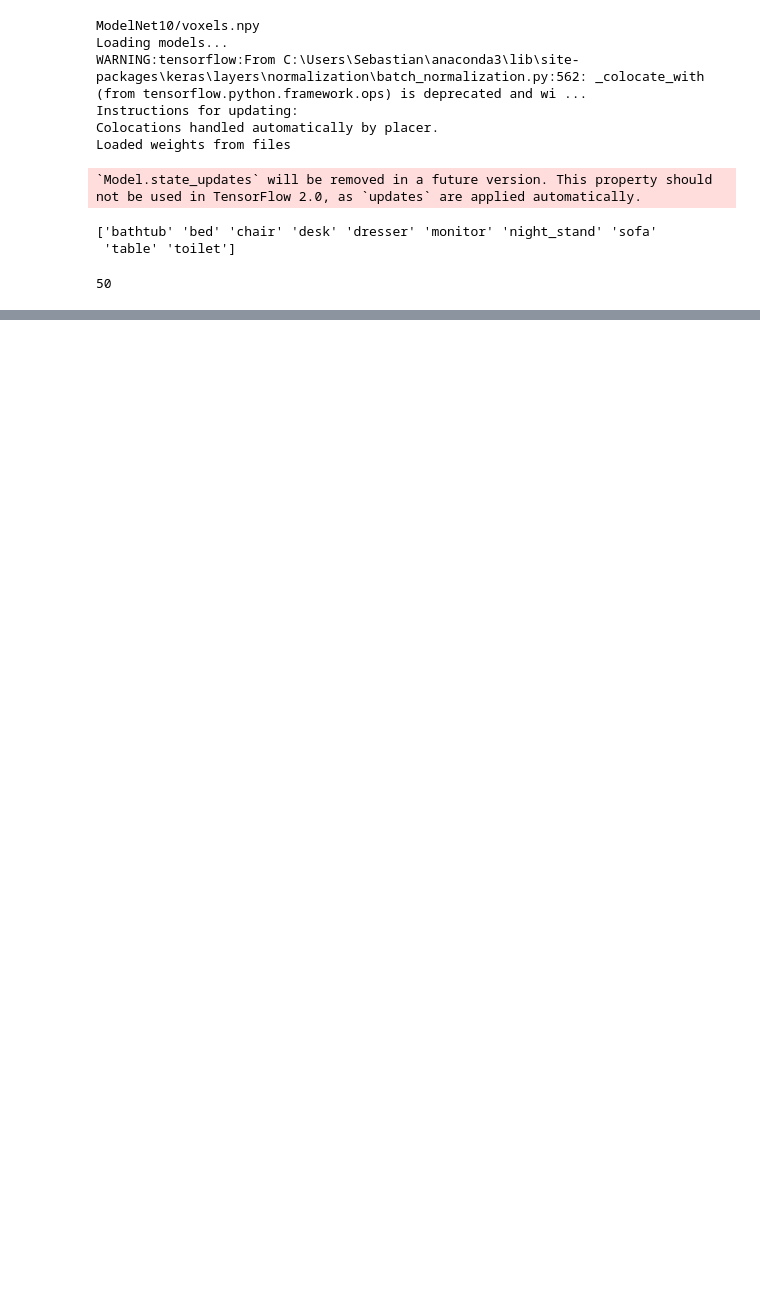
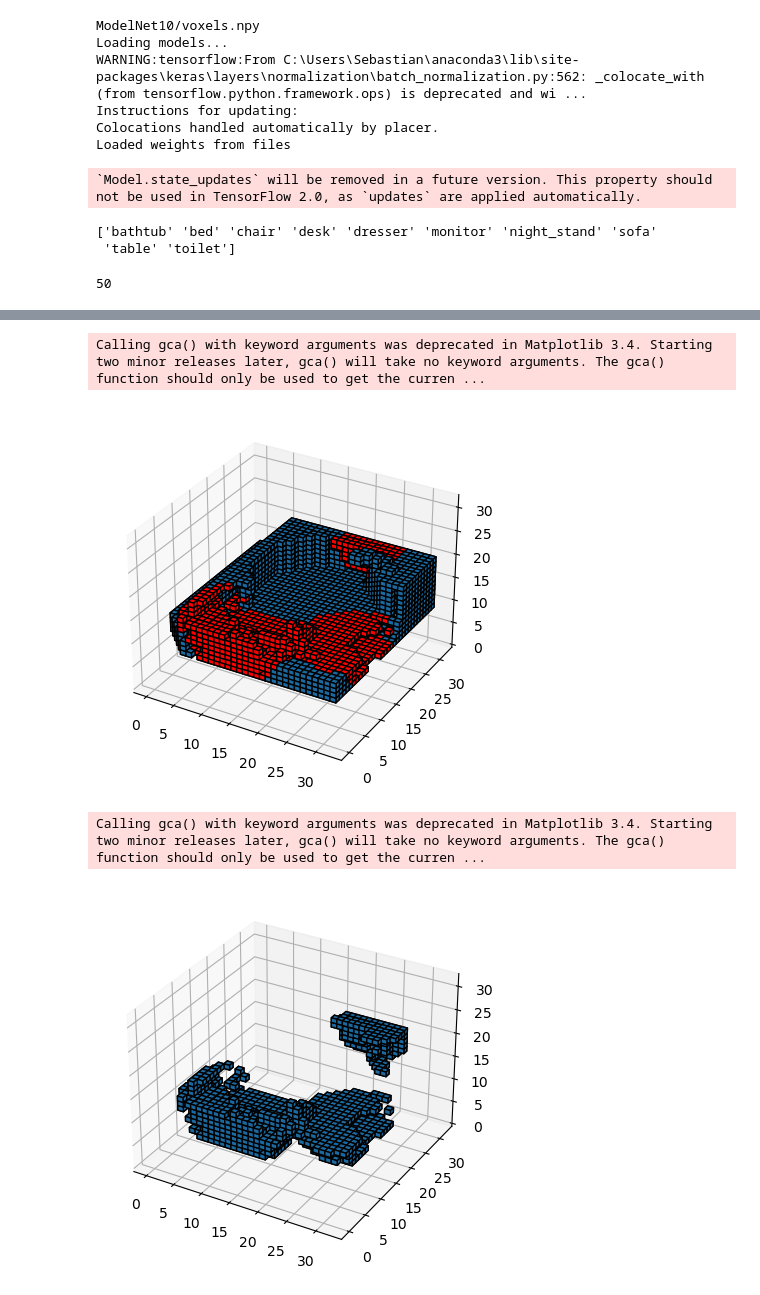
Before and after one commit to SebsPER/3D-ORGAN-ML-TF, a Jupyter notebook: simulate_fractures.ipynb, the cells around one changed output, grey strips where cells are left out. Drawn from its saved outputs; the diff is of its cells as text; code cells hidden in the pictures; blank space fills up the shorter version.

```diff
--- a/simulate_fractures.ipynb
+++ b/simulate_fractures.ipynb
@@ -52,6 +53,9 @@ def plot_recon(vox, vox2):
     ax.voxels(vox, facecolor='#1B699F', edgecolor="k")
 
     plt.show()
+
+def get_pieces(vox, vox2):
+    return np.subtract(vox, vox2, dtype=np.float32)
 # %%
 # random object
 d = data[np.random.choice(len(data))]
@@ -102,6 +106,6 @@ Calling gca() with keyword arguments was deprecated in Matplotlib 3.4. Starting
 # %%
 # Load model
-model = LoadModel('modelnet10', 'data/prueba/', opt='voxels-usegan', evaluate_mode=True)
+model = LoadModel('modelnet10', 'data/cien/', opt='voxels-usegan', evaluate_mode=True)
 #model = LoadModel('arq_dataset', 'data/arq_usegan_extended/', opt='voxels-usegan', evaluate_mode=True)
 # Load data
 model._load_full_test_set()
@@ -153,6 +155,7 @@ n = arq_voxels.shape[0]
 
 # Uncomment the desire choice
 i = np.random.choice(n) # get random index
+i = 25
 #i = np.random.choice(np.argsort(improvement)[::-1][:int(n*.07)]) # get good result
 #i = np.random.choice(np.argsort(improvement)[:int(n*.07)]) # get bad result
 
@@ -201,0 +215,9 @@ plot_reconstruction(d, test[0], s=size)
+# %%
+rererecon2 = model.predict_one(arq_result[i], 'bathtub', decode_label=True, format_output=True)
+plot_reconstruction(arq_voxels[i], rererecon2[0], s=size)
+#plot_one(rererecon2[0])
+orig = model.format_output(arq_voxels[i])
+plot_recon(orig, rererecon2[0])
+pieces = get_pieces(orig, rererecon2[0])
+plot_one(pieces)
+# %% [output]
@@ -201,0 +225,4 @@ plot_reconstruction(d, test[0], s=size)
+Calling gca() with keyword arguments was deprecated in Matplotlib 3.4. Starting two minor releases later, gca() will take no keyword arguments. The gca() function should only be used to get the curren ...
+[figure, added]
+Calling gca() with keyword arguments was deprecated in Matplotlib 3.4. Starting two minor releases later, gca() will take no keyword arguments. The gca() function should only be used to get the curren ...
+[figure, added]
```
Also changed, not shown: parts of 11 cells of this notebook, 1 other file.
